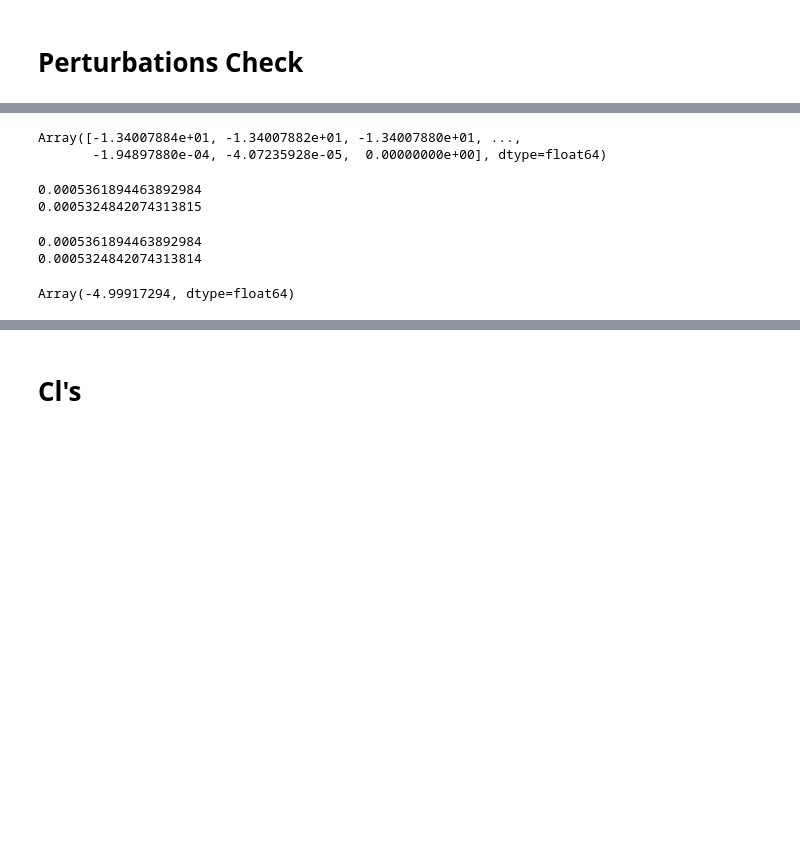
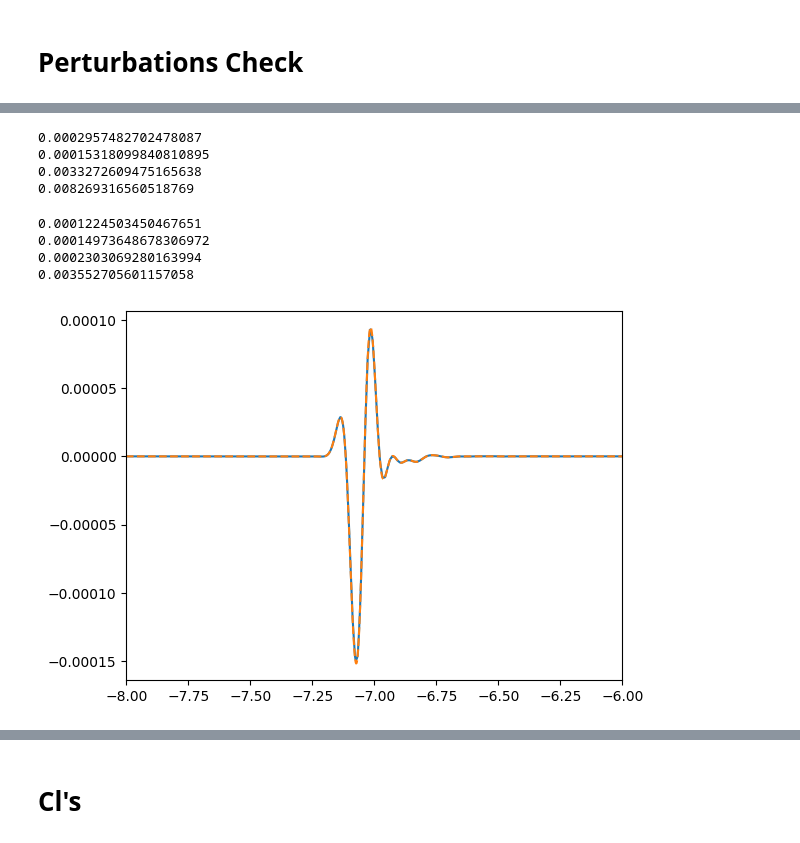
Before and after one commit to TonyZhou729/ABCMB, a Jupyter notebook: Module_Tests/spectrum_test.ipynb, the cells around one changed output, grey strips where cells are left out. Cells and saved outputs as stored; diff of their text form; code cells hidden in the pictures; blank space fills up the shorter version.

```diff
--- a/Module_Tests/spectrum_test.ipynb
+++ b/Module_Tests/spectrum_test.ipynb
@@ -184,5 +140,0 @@ plt.show()
-# %%
-lna_class
-# %% [output]
-Array([-1.34007884e+01, -1.34007882e+01, -1.34007880e+01, ...,
-       -1.94897880e-04, -4.07235928e-05,  0.00000000e+00], dtype=float64)
@@ -189,20 +143,63 @@ Array([-1.34007884e+01, -1.34007882e+01, -1.34007880e+01, ...,
 # %%
-i=0
-j=-1
-print(jnp.trapezoid(c[i:j], lna_class[i:j]))
-print(jnp.trapezoid(a[i:j], lna_class[i:j]))
+# This is with rtol=1.e-3
+for i in [0, 1, 2, 3]:
+    #abcmb_theta_g = vmap(interp_column, in_axes=(None, 0), out_axes=0)(jnp.array([0.001, 0.01, 0.1, 0.4]), 2.*PT.sigma_g + PT.Gg0 + PT.Gg2)
+    abcmb_theta_g = 2.*PT.sigma_g[:, i] + PT.Gg0[:, i] + PT.Gg2[:, i]
+    af = lambda lna : jnp.interp(lna, PT.lna, abcmb_theta_g)
+    lna_class = jnp.log(class_pert["scalar"][i]["a"])
+
+    a = jnp.sqrt(6)/8. * af(lna_class) * BG.visibility(lna_class)
+    c = jnp.sqrt(6)/8.*(2*class_pert["scalar"][i]["shear_g"] +  class_pert["scalar"][i]["pol0_g"] + class_pert["scalar"][i]["pol2_g"])*BG.visibility(jnp.log(class_pert["scalar"][i]["a"]))
+    a = jnp.nan_to_num(a, 0.)
+    c = jnp.nan_to_num(c, 0.)
+
+    lna_start = -10
+    lna_end = 0
+    i = jnp.argmin((lna_class-lna_start)**2)
+    j = jnp.argmin((lna_class-lna_end)**2)
+    c_int = jnp.trapezoid(c[i:j], lna_class[i:j])
+    a_int = jnp.trapezoid(a[i:j], lna_class[i:j])
+    print(abs(a_int/c_int-1.))
 # %% [output]
-0.0005361894463892984
-0.0005324842074313815
+0.0002957482702478087
+0.00015318099840810895
+0.0033272609475165638
+0.008269316560518769
+# %%
+# This is with rtol=1.e-6, atol=1.e-6
+for i in [0, 1, 2, 3]:
+    #abcmb_theta_g = vmap(interp_column, in_axes=(None, 0), out_axes=0)(jnp.array([0.001, 0.01, 0.1, 0.4]), 2.*PT.sigma_g + PT.Gg0 + PT.Gg2)
+    abcmb_theta_g = 2.*PT.sigma_g[:, i] + PT.Gg0[:, i] + PT.Gg2[:, i]
+    af = lambda lna : jnp.interp(lna, PT.lna, abcmb_theta_g)
+    lna_class = jnp.log(class_pert["scalar"][i]["a"])
+
+    a = jnp.sqrt(6)/8. * af(lna_class) * BG.visibility(lna_class)
+    c = jnp.sqrt(6)/8.*(2*class_pert["scalar"][i]["shear_g"] +  class_pert["scalar"][i]["pol0_g"] + class_pert["scalar"][i]["pol2_g"])*BG.visibility(jnp.log(class_pert["scalar"][i]["a"]))
+    a = jnp.nan_to_num(a, 0.)
+    c = jnp.nan_to_num(c, 0.)
+
+    lna_start = -8
+    lna_end = -6
+    i = jnp.argmin((lna_class-lna_start)**2)
+    j = jnp.argmin((lna_class-lna_end)**2)
+    c_int = jnp.trapezoid(c[i:j], lna_class[i:j])
+    a_int = jnp.trapezoid(a[i:j], lna_class[i:j])
+    print(abs(a_int/c_int-1.))
+# %% [output]
+0.0001224503450467651
+0.00014973648678306972
+0.0002303069280163994
+0.003552705601157058
 # %%
-i=140
-j=-1
-print(jnp.trapezoid(c[i:j], lna_class[i:j]))
-print(jnp.trapezoid(a[i:j], lna_class[i:j]))
+#plt.plot(lna_class, af(lna_class))
+#plt.plot(lna_class, (2*class_pert["scalar"][i]["shear_g"] +  class_pert["scalar"][i]["pol0_g"] + class_pert["scalar"][i]["pol2_g"]), "--")
+plt.plot(lna_class, a)
+plt.plot(lna_class, c, "--")
+#plt.yscale("log")
+plt.xlim((-8, -6))
+#plt.ylim((-1.e-7, 1.e-7))
+#plt.xlabel(r"$\ln{a}$")
+#plt.ylabel(r"$$")
+plt.show()
 # %% [output]
-0.0005361894463892984
-0.0005324842074313814
+[figure, added]
-# %%
-lna_class[545]
-# %% [output]
-Array(-4.99917294, dtype=float64)
```
Also changed, not shown: parts of 16 cells of this notebook.
